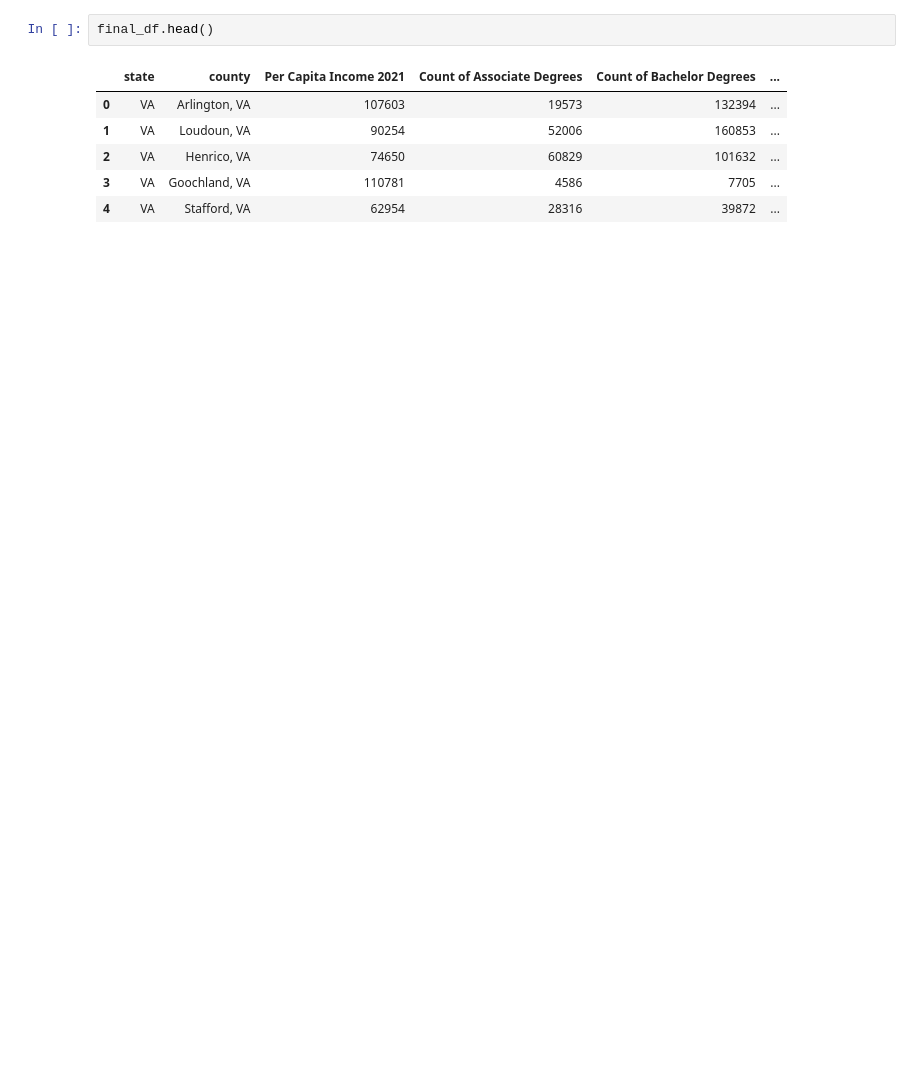
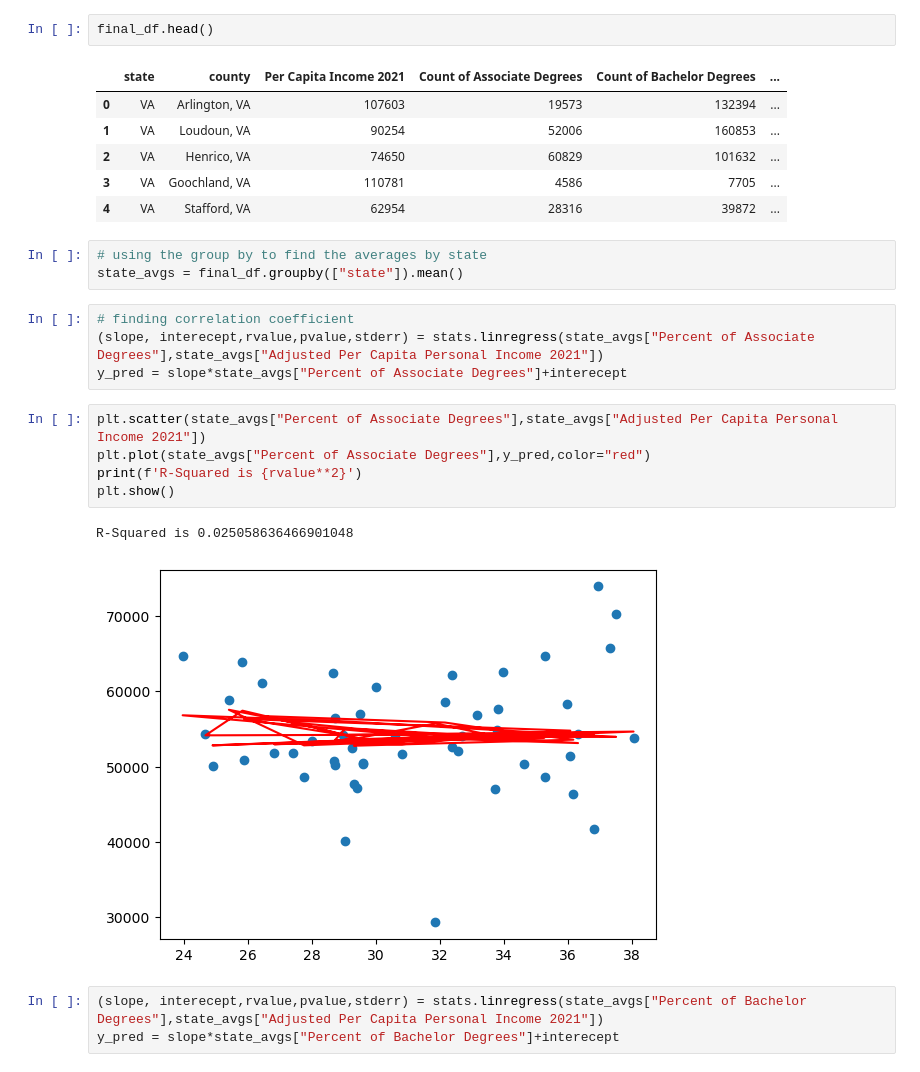
Before and after one commit to Amyebaker/Project1, a Jupyter notebook: Project1_Analysis.ipynb, the cells around one changed output. Drawn from its saved outputs; the diff is of its cells as text; blank space fills up the shorter version.

```diff
--- a/Project1_Analysis.ipynb
+++ b/Project1_Analysis.ipynb
@@ -197,3 +200,21 @@ final_df.head()
 | 2 | VA | Henrico, VA | 74650 | 60829 | 101632 | ... |
 | 3 | VA | Goochland, VA | 110781 | 4586 | 7705 | ... |
 | 4 | VA | Stafford, VA | 62954 | 28316 | 39872 | ... |
+# %%
+# using the group by to find the averages by state
+state_avgs = final_df.groupby(["state"]).mean()
+# %%
+# finding correlation coefficient
+(slope, interecept,rvalue,pvalue,stderr) = stats.linregress(state_avgs["Percent of Associate Degrees"],state_avgs["Adjusted Per Capita Personal Income 2021"])
+y_pred = slope*state_avgs["Percent of Associate Degrees"]+interecept
+# %%
+plt.scatter(state_avgs["Percent of Associate Degrees"],state_avgs["Adjusted Per Capita Personal Income 2021"])
+plt.plot(state_avgs["Percent of Associate Degrees"],y_pred,color="red")
+print(f'R-Squared is {rvalue**2}')
+plt.show()
+# %% [output]
+R-Squared is 0.025058636466901048
+[figure, added]
+# %%
+(slope, interecept,rvalue,pvalue,stderr) = stats.linregress(state_avgs["Percent of Bachelor Degrees"],state_avgs["Adjusted Per Capita Personal Income 2021"])
+y_pred = slope*state_avgs["Percent of Bachelor Degrees"]+interecept
```
Also changed, not shown: parts of 3 cells of this notebook, 1 other file.
